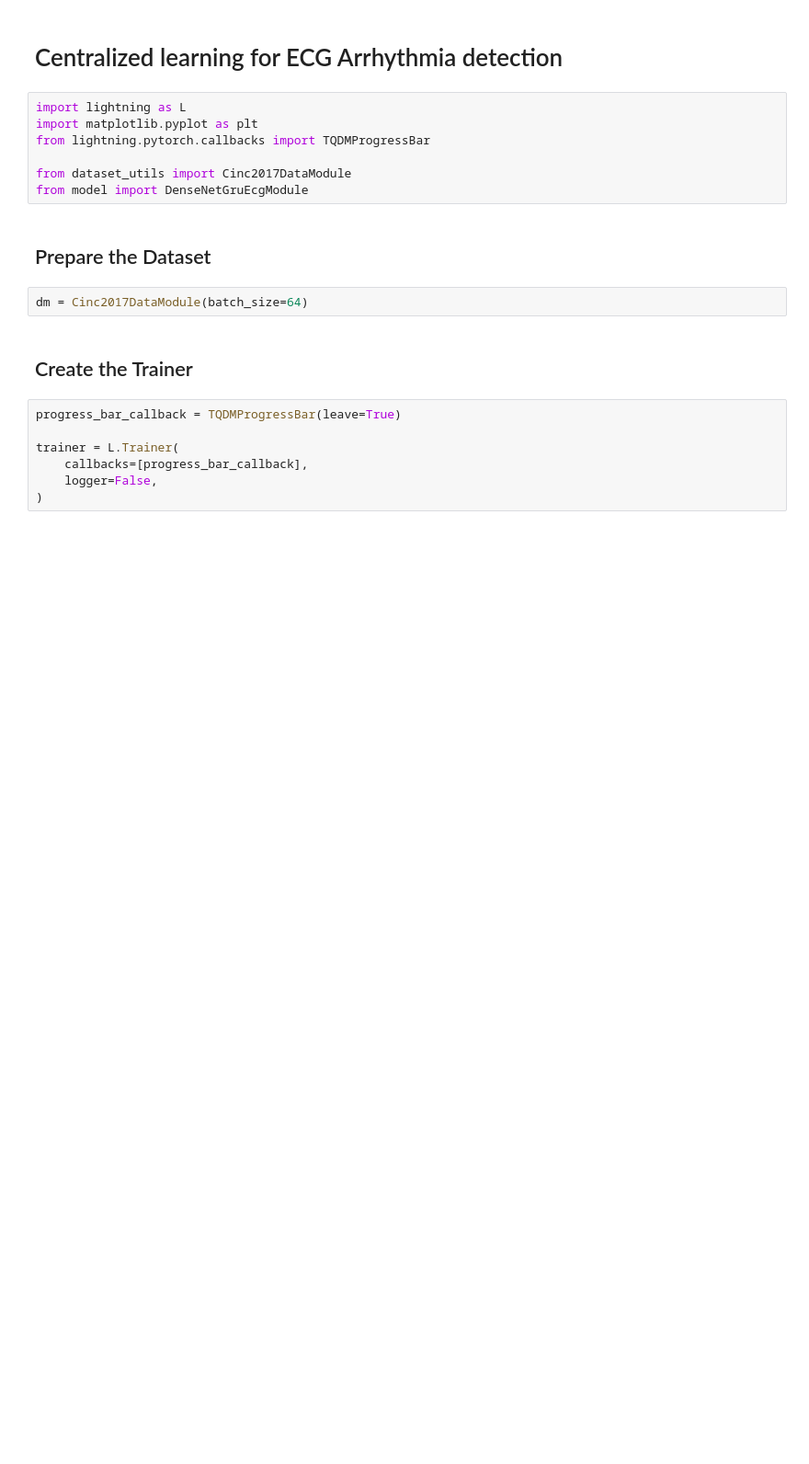
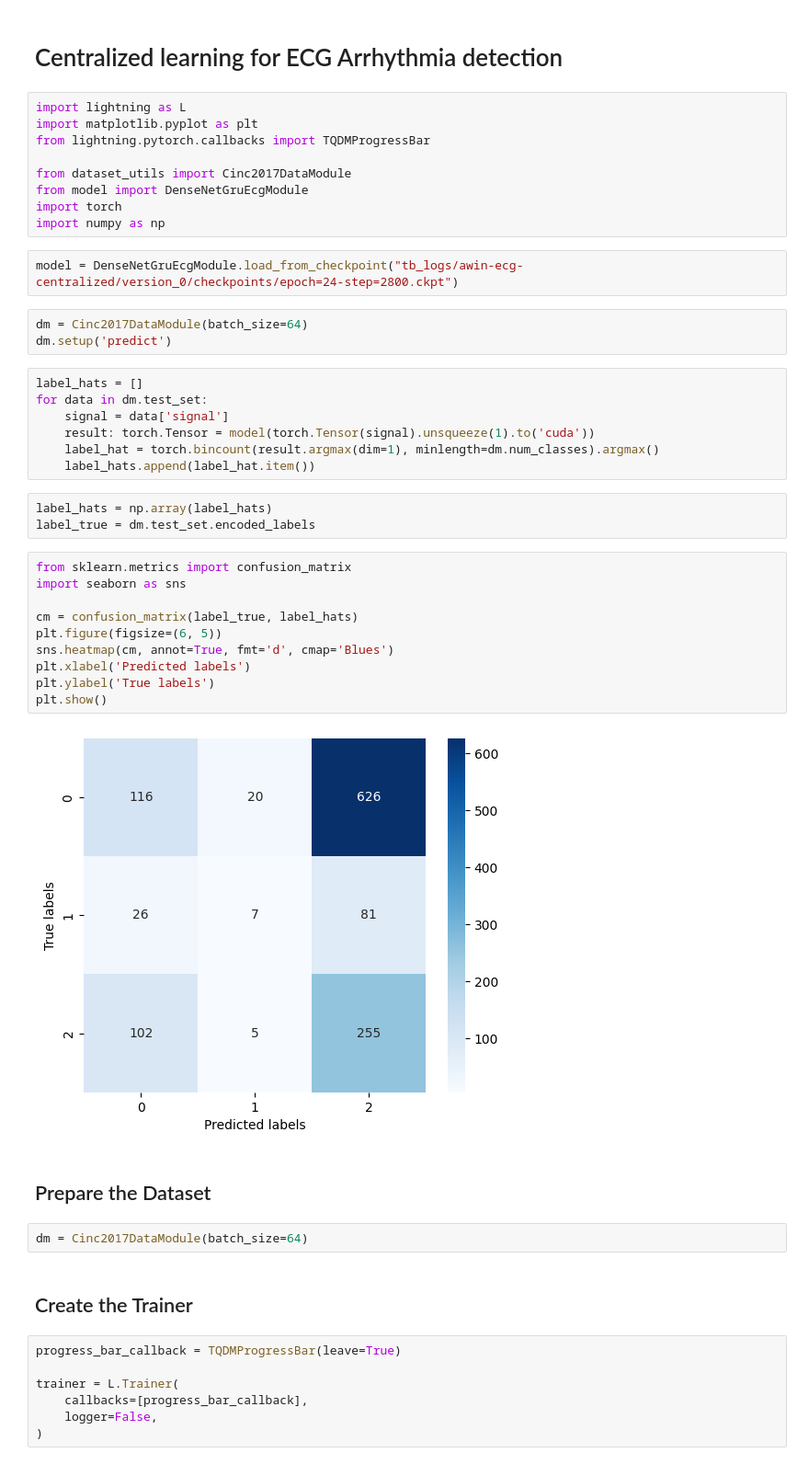
Before and after one commit to devilhyt/ecg-federated-learning-public, a Jupyter notebook: debug.ipynb, the cells around one changed output. Shown at 92% size. Cells and saved outputs as stored; diff of their text form; blank space fills up the shorter version.

```diff
--- a/debug.ipynb
+++ b/debug.ipynb
@@ -7,6 +7,35 @@ from lightning.pytorch.callbacks import TQDMProgressBar
 
 from dataset_utils import Cinc2017DataModule
 from model import DenseNetGruEcgModule
+import torch
+import numpy as np
+# %%
+model = DenseNetGruEcgModule.load_from_checkpoint("tb_logs/awin-ecg-centralized/version_0/checkpoints/epoch=24-step=2800.ckpt")
+# %%
+dm = Cinc2017DataModule(batch_size=64)
+dm.setup('predict')
+# %%
+label_hats = []
+for data in dm.test_set:
+    signal = data['signal']
+    result: torch.Tensor = model(torch.Tensor(signal).unsqueeze(1).to('cuda'))
+    label_hat = torch.bincount(result.argmax(dim=1), minlength=dm.num_classes).argmax()
+    label_hats.append(label_hat.item())
+# %%
+label_hats = np.array(label_hats)
+label_true = dm.test_set.encoded_labels
+# %%
+from sklearn.metrics import confusion_matrix
+import seaborn as sns
+
+cm = confusion_matrix(label_true, label_hats)
+plt.figure(figsize=(6, 5))
+sns.heatmap(cm, annot=True, fmt='d', cmap='Blues')
+plt.xlabel('Predicted labels')
+plt.ylabel('True labels')
+plt.show()
+# %% [output]
+[figure, added]
 # %% [markdown]
 ## Prepare the Dataset
 # %%
```
Also changed, not shown: 12 other files.
